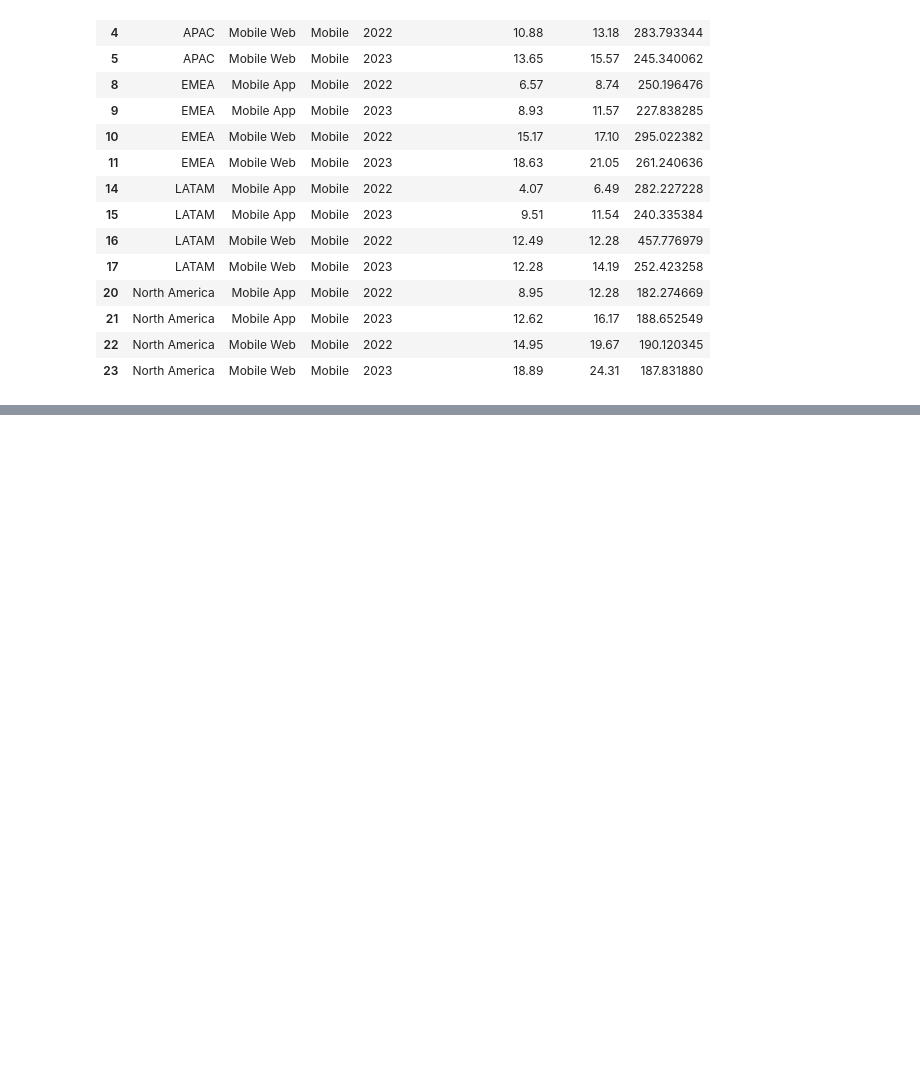
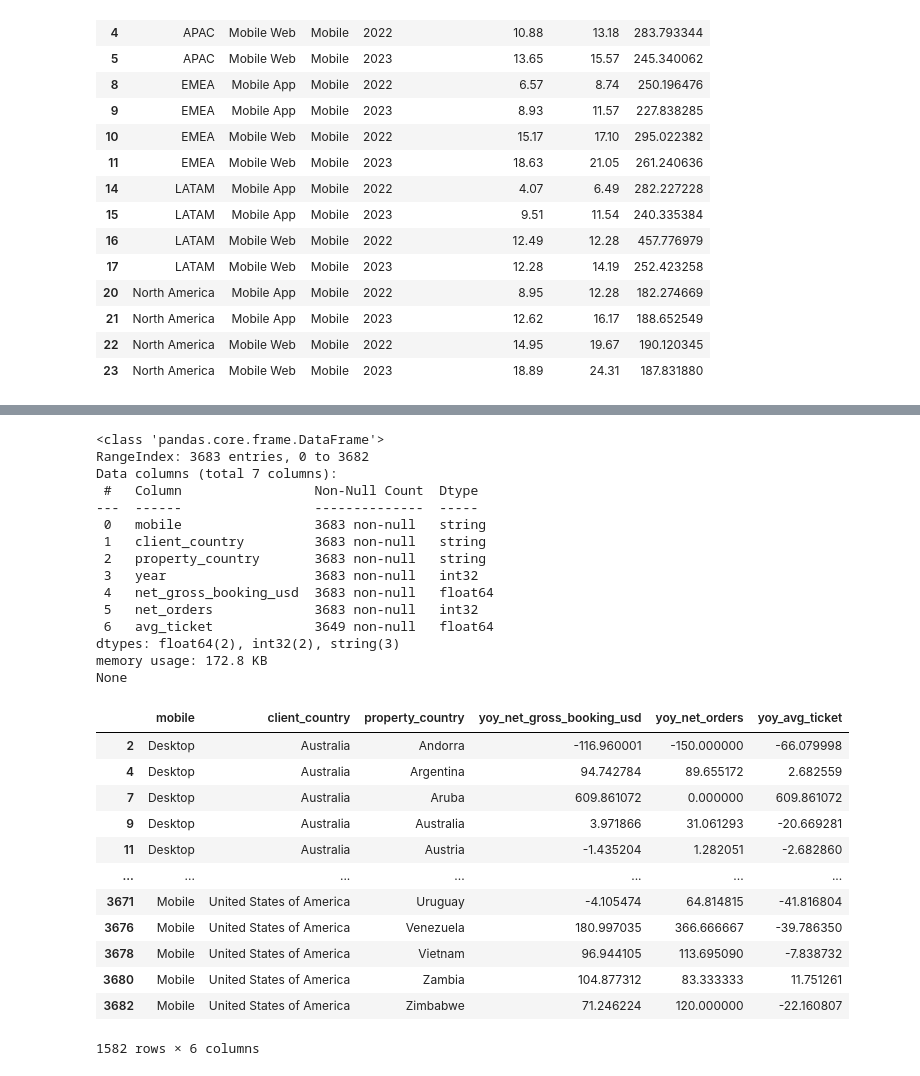
Before and after one commit to fontanads/analytics_case_202402, a Jupyter notebook: src/notebooks/mobile_analysis.ipynb, the cells around one changed output, grey strips where cells are left out. Cells and saved outputs as stored; diff of their text form; code cells hidden in the pictures; blank space fills up the shorter version.

```diff
--- a/src/notebooks/mobile_analysis.ipynb
+++ b/src/notebooks/mobile_analysis.ipynb
@@ -221,7 +222,7 @@ def calc_yoy_over_dimensions(df, dimensions, date_cols):
 
     df_yoy = df_yoy.sort_values(dimensions + date_cols)
     for metric in metrics:
-        df_yoy[f"yoy_{metric}"] = df_yoy.groupby(dimensions)[metric].pct_change() * 100
+        df_yoy[f"yoy_{metric}"] = df_yoy.groupby(dimensions)[metric].pct_change(fill_method=None) * 100
 
     df_yoy = df_yoy.dropna(subset=[col for col in df_yoy.columns if 'yoy' in col]).drop(columns=metrics)
     return df_yoy
@@ -564,0 +625,35 @@ sankey_tree_chart.plot()
+# %%
+df_yoy = calc_yoy_over_dimensions(df, dimensions, date_cols).drop(columns=["year"])
+
+# filter for infinite values and drop them
+df_yoy = df_yoy.replace([np.inf, -np.inf], np.nan).dropna()
+df_yoy
+# %% [output]
+<class 'pandas.core.frame.DataFrame'>
+RangeIndex: 3683 entries, 0 to 3682
+Data columns (total 7 columns):
+ #   Column                 Non-Null Count  Dtype
+---  ------                 --------------  -----
+ 0   mobile                 3683 non-null   string
+ 1   client_country         3683 non-null   string
+ 2   property_country       3683 non-null   string
+ 3   year                   3683 non-null   int32
+ 4   net_gross_booking_usd  3683 non-null   float64
+ 5   net_orders             3683 non-null   int32
+ 6   avg_ticket             3649 non-null   float64
+dtypes: float64(2), int32(2), string(3)
+memory usage: 172.8 KB
+None
+|  | mobile | client_country | property_country | yoy_net_gross_booking_usd | yoy_net_orders | yoy_avg_ticket |
+| 2 | Desktop | Australia | Andorra | -116.960001 | -150.000000 | -66.079998 |
+| 4 | Desktop | Australia | Argentina | 94.742784 | 89.655172 | 2.682559 |
+| 7 | Desktop | Australia | Aruba | 609.861072 | 0.000000 | 609.861072 |
+| 9 | Desktop | Australia | Australia | 3.971866 | 31.061293 | -20.669281 |
+| 11 | Desktop | Australia | Austria | -1.435204 | 1.282051 | -2.682860 |
+| ... | ... | ... | ... | ... | ... | ... |
+| 3671 | Mobile | United States of America | Uruguay | -4.105474 | 64.814815 | -41.816804 |
+| 3676 | Mobile | United States of America | Venezuela | 180.997035 | 366.666667 | -39.786350 |
+| 3678 | Mobile | United States of America | Vietnam | 96.944105 | 113.695090 | -7.838732 |
+| 3680 | Mobile | United States of America | Zambia | 104.877312 | 83.333333 | 11.751261 |
+| 3682 | Mobile | United States of America | Zimbabwe | 71.246224 | 120.000000 | -22.160807 |
+1582 rows × 6 columns
```
Also changed, not shown: parts of 18 cells of this notebook, 3 other files.
